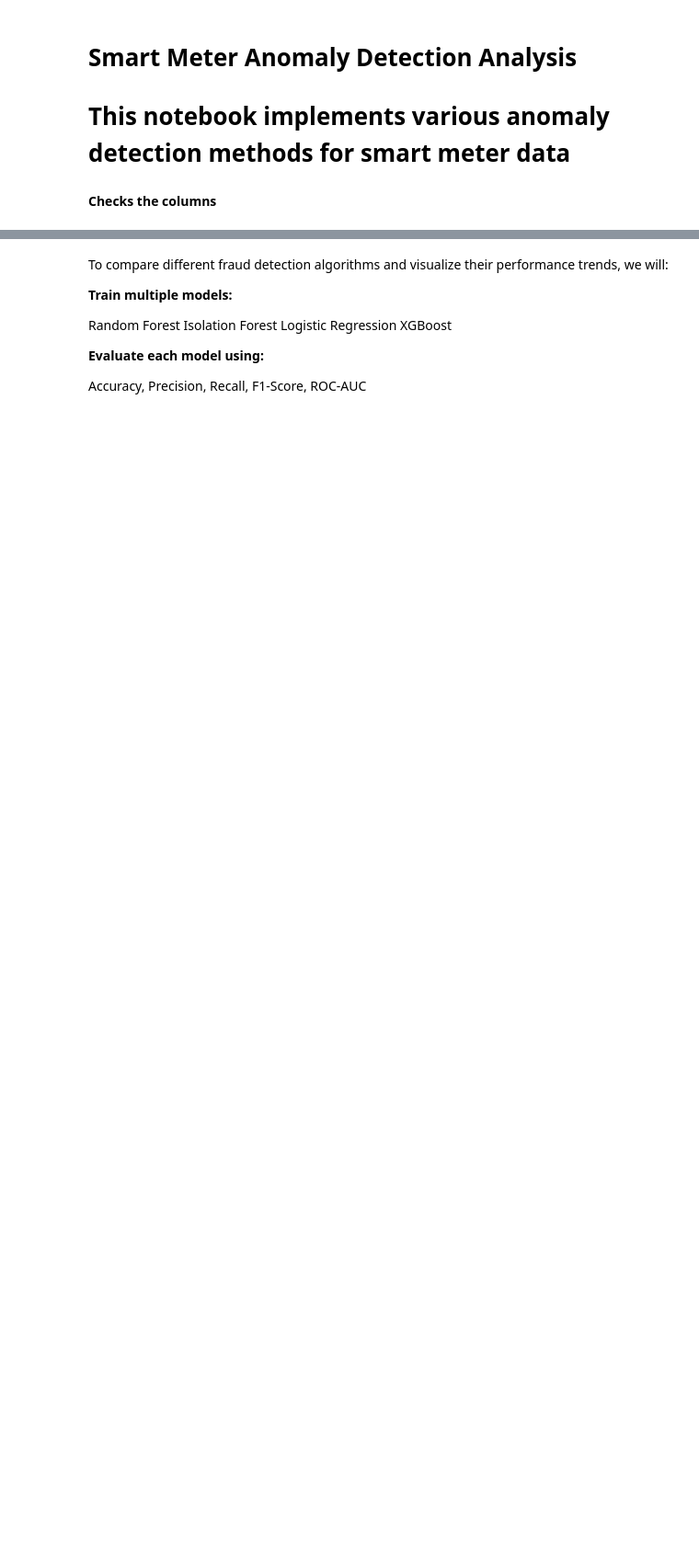
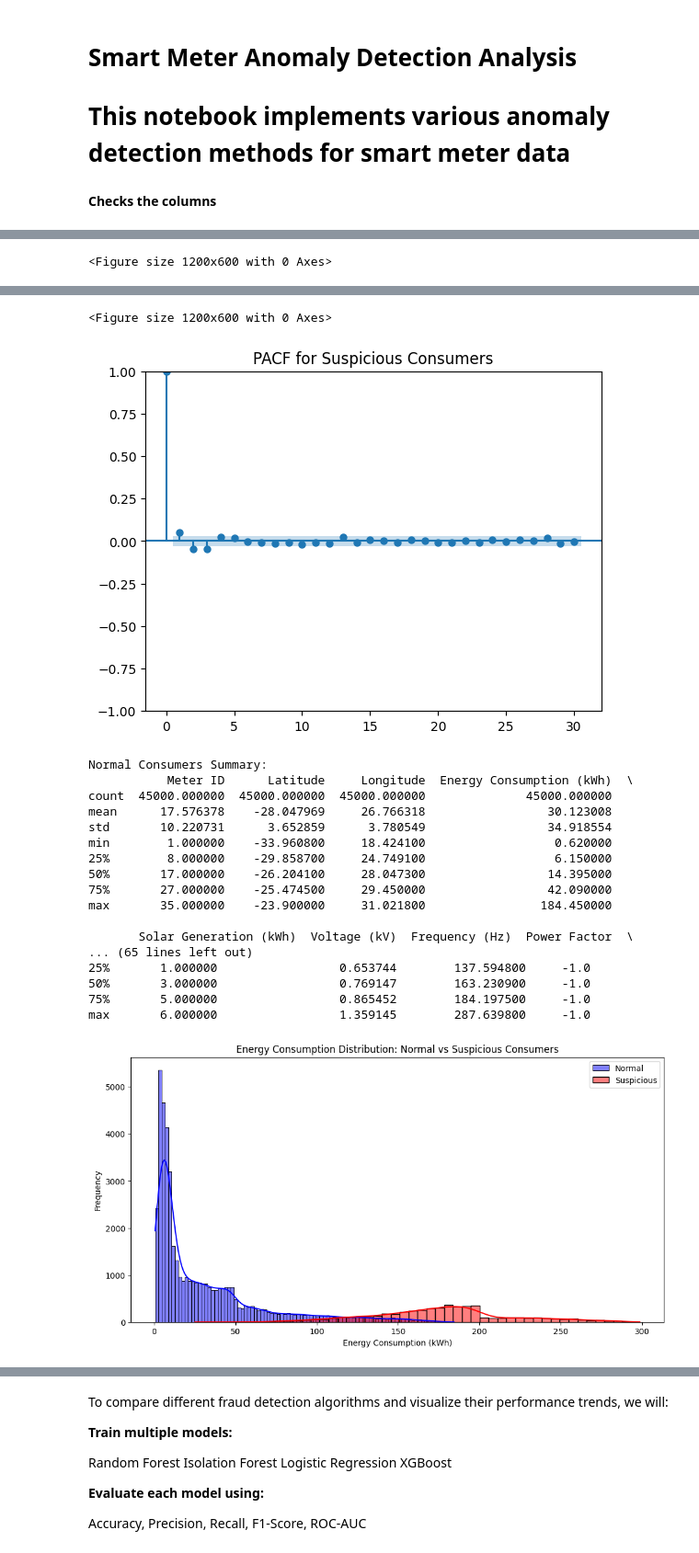
Before and after one commit to Simacoder/eletricity_theft_detection, a Jupyter notebook: modeling.ipynb, the cells around one changed output, grey strips where cells are left out. Shown at 92% size. Cells and saved outputs as stored; diff of their text form; code cells hidden in the pictures; blank space fills up the shorter version.

```diff
--- a/modeling.ipynb
+++ b/modeling.ipynb
@@ -562,0 +22,2 @@ weighted avg       1.00      1.00      1.00     50000
+# %%
+check_columns_df = pd.read_csv('data/smart_meter_grid_south_africa.csv')
@@ -562,0 +240,24 @@ weighted avg       1.00      1.00      1.00     50000
+# %%
+def simulate_and_analyze(check_columns_df, anomaly_labels):
+    # Add anomaly labels to the dataframe
+    check_columns_df['Anomaly'] = anomaly_labels['Isolation Forest']
+
+    # Group by anomaly flag and analyze
+    normal_consumers = check_columns_df[check_columns_df['Anomaly'] == 1]
+    suspicious_consumers = check_columns_df[check_columns_df['Anomaly'] == -1]
+
+    print("Normal Consumers Summary:")
+    print(normal_consumers.describe())
+
+    print("\nSuspicious Consumers Summary:")
+    print(suspicious_consumers.describe())
+
+    # Plot distribution of consumption for both groups
+    plt.figure(figsize=(12, 6))
+    sns.histplot(normal_consumers['Energy Consumption (kWh)'], color='blue', label='Normal', kde=True)
+    sns.histplot(suspicious_consumers['Energy Consumption (kWh)'], color='red', label='Suspicious', kde=True)
+    plt.title('Energy Consumption Distribution: Normal vs Suspicious Consumers')
+    plt.xlabel('Energy Consumption (kWh)')
+    plt.ylabel('Frequency')
+    plt.legend()
+    plt.show()
@@ -562,0 +288,5 @@ weighted avg       1.00      1.00      1.00     50000
+# %%
+#plot_heatmaps(df)
+plot_autocorrelation(check_columns_df, anomaly_labels)
+simulate_and_analyze(check_columns_df, anomaly_labels)
+# %% [output]
@@ -562,0 +297 @@ weighted avg       1.00      1.00      1.00     50000
+<Figure size 1200x600 with 0 Axes>
@@ -562,0 +299,20 @@ weighted avg       1.00      1.00      1.00     50000
+<Figure size 1200x600 with 0 Axes>
+[figure, added]
+Normal Consumers Summary:
+           Meter ID      Latitude     Longitude  Energy Consumption (kWh)  \
+count  45000.000000  45000.000000  45000.000000              45000.000000
+mean      17.576378    -28.047969     26.766318                 30.123008
+std       10.220731      3.652859      3.780549                 34.918554
+min        1.000000    -33.960800     18.424100                  0.620000
+25%        8.000000    -29.858700     24.749100                  6.150000
+50%       17.000000    -26.204100     28.047300                 14.395000
+75%       27.000000    -25.474500     29.450000                 42.090000
+max       35.000000    -23.900000     31.021800                184.450000
+
+       Solar Generation (kWh)  Voltage (kV)  Frequency (Hz)  Power Factor  \
+... (65 lines left out)
+25%       1.000000                 0.653744        137.594800     -1.0
+50%       3.000000                 0.769147        163.230900     -1.0
+75%       5.000000                 0.865452        184.197500     -1.0
+max       6.000000                 1.359145        287.639800     -1.0
+[figure, added]
```
Also changed, not shown: parts of 67 cells of this notebook, 17 other files.
